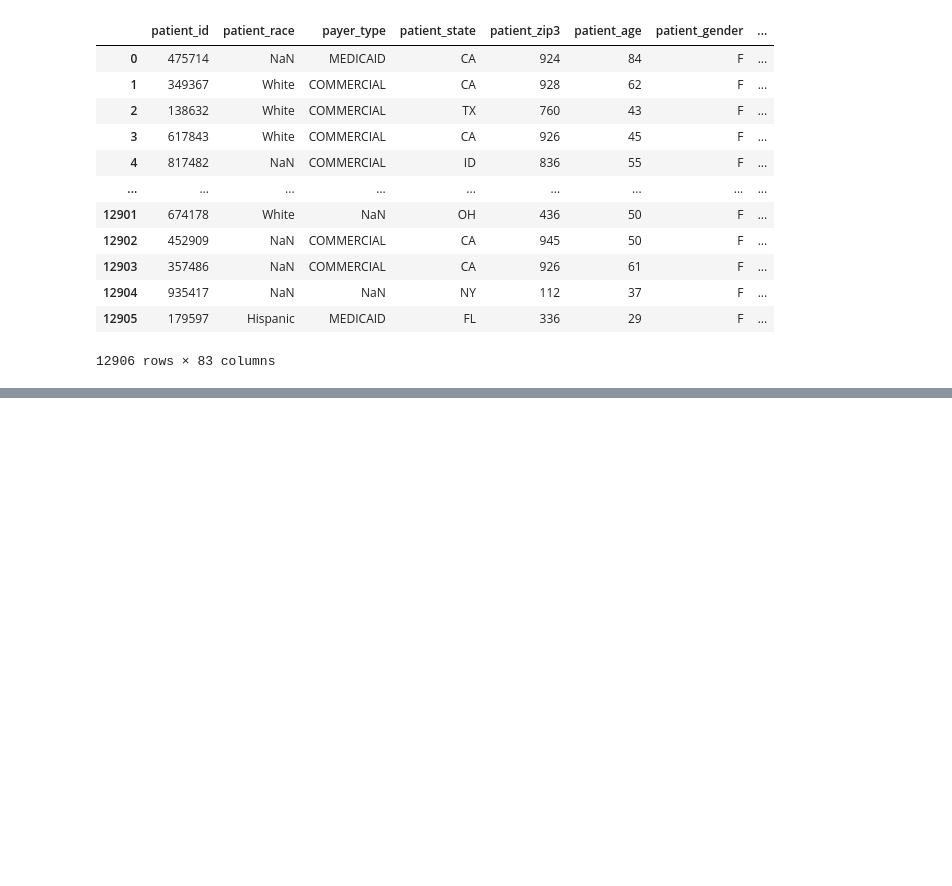
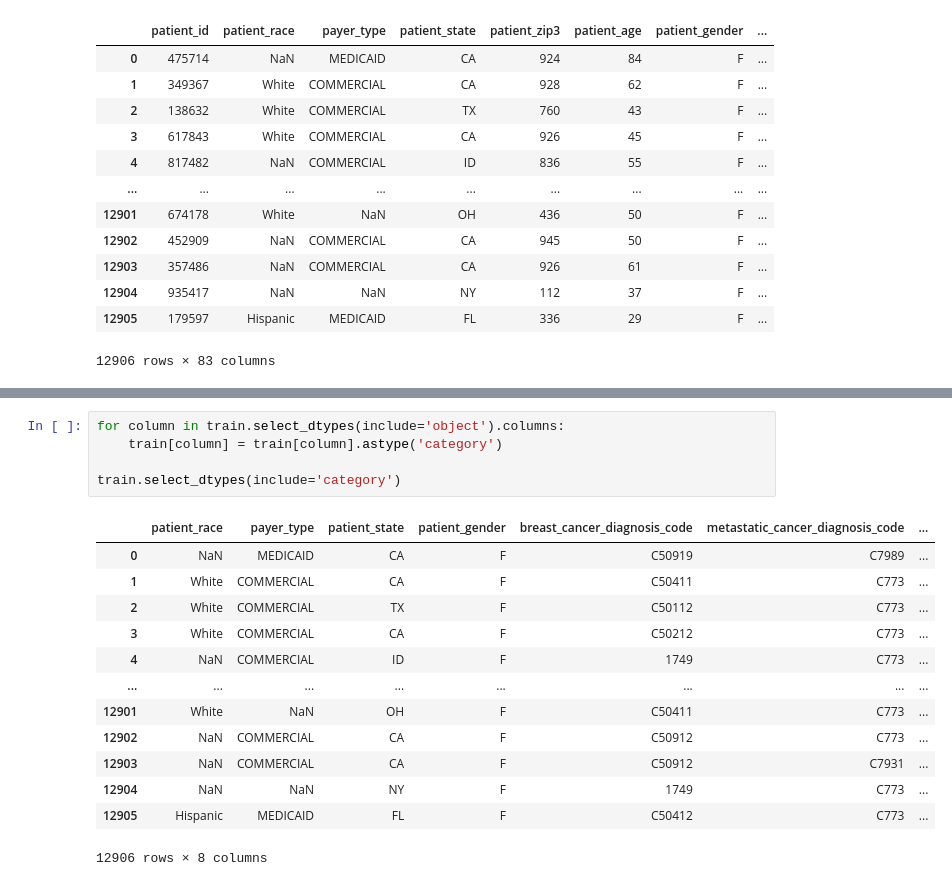
Before and after one commit to 3quetra/portfolio, a Jupyter notebook: wids_datathon_2024/cancer_prediction.ipynb, the cells around one changed output, grey strips where cells are left out. Cells and saved outputs as stored; diff of their text form; blank space fills up the shorter version.

```diff
--- a/wids_datathon_2024/cancer_prediction.ipynb
+++ b/wids_datathon_2024/cancer_prediction.ipynb
@@ -163,0 +238,19 @@ train
+# %%
+for column in train.select_dtypes(include='object').columns:
+    train[column] = train[column].astype('category')
+
+train.select_dtypes(include='category')
+# %% [output]
+|  | patient_race | payer_type | patient_state | patient_gender | breast_cancer_diagnosis_code | metastatic_cancer_diagnosis_code | ... |
+| 0 | NaN | MEDICAID | CA | F | C50919 | C7989 | ... |
+| 1 | White | COMMERCIAL | CA | F | C50411 | C773 | ... |
+| 2 | White | COMMERCIAL | TX | F | C50112 | C773 | ... |
+| 3 | White | COMMERCIAL | CA | F | C50212 | C773 | ... |
+| 4 | NaN | COMMERCIAL | ID | F | 1749 | C773 | ... |
+| ... | ... | ... | ... | ... | ... | ... | ... |
+| 12901 | White | NaN | OH | F | C50411 | C773 | ... |
+| 12902 | NaN | COMMERCIAL | CA | F | C50912 | C773 | ... |
+| 12903 | NaN | COMMERCIAL | CA | F | C50912 | C7931 | ... |
+| 12904 | NaN | NaN | NY | F | 1749 | C773 | ... |
+| 12905 | Hispanic | MEDICAID | FL | F | C50412 | C773 | ... |
+12906 rows × 8 columns
```
Also changed, not shown: parts of 7 cells of this notebook, 1 other file.
